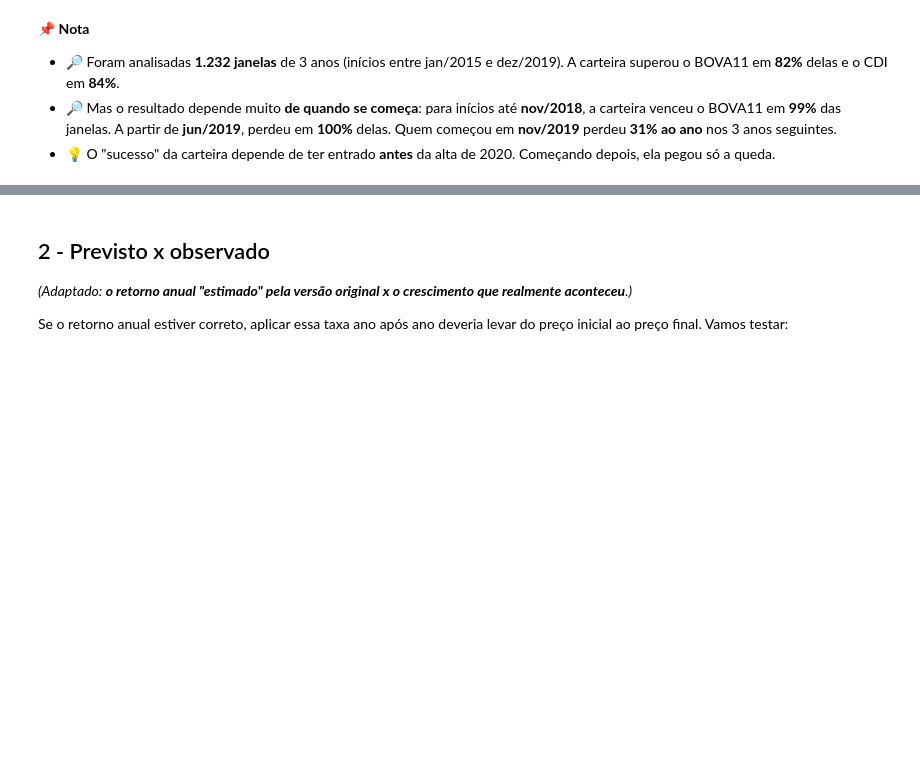
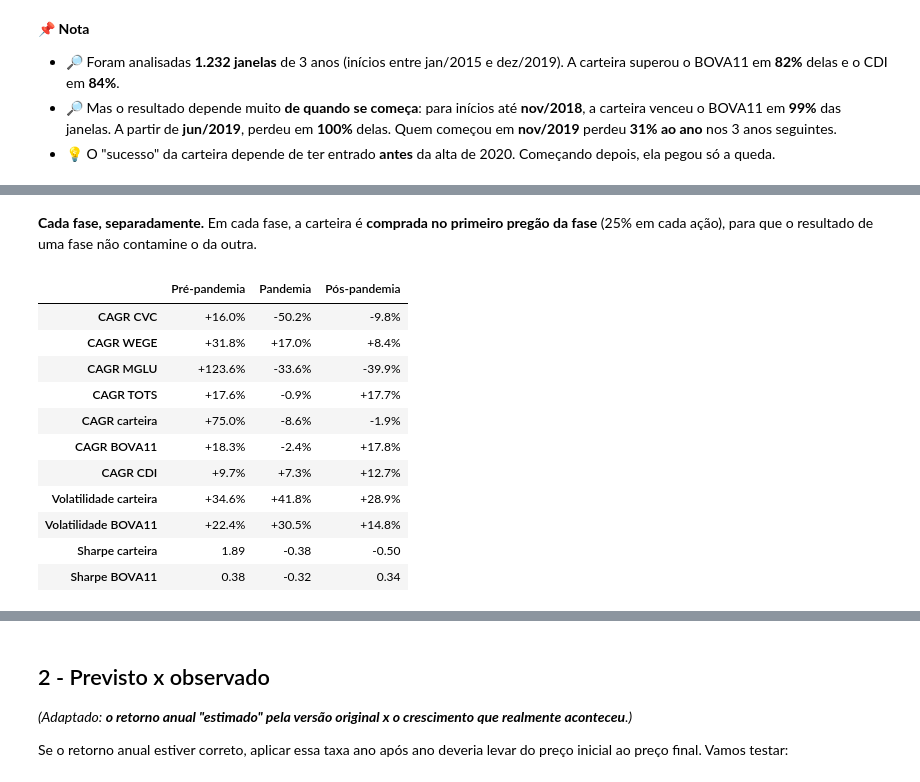
Before and after one commit to RafaelSilva89/Analise_do_Comportamento_da_Carteira_de_Acoes-Financas_parte_1, a Jupyter notebook: Notebooks/Análise do Comportamento da Carteira de Ações - Finanças parte 1 - v2.ipynb, the cells around one changed output, grey strips where cells are left out. Drawn from its saved outputs; the diff is of its cells as text; code cells hidden in the pictures; blank space fills up the shorter version.

```diff
--- a/Notebooks/Análise do Comportamento da Carteira de Ações - Finanças parte 1 - v2.ipynb
+++ b/Notebooks/Análise do Comportamento da Carteira de Ações - Finanças parte 1 - v2.ipynb
@@ -856,0 +947,31 @@ O BOVA11 superou o CDI em      82% das janelas
+# %% [markdown]
+**Cada fase, separadamente.** Em cada fase, a carteira é **comprada no primeiro pregão da fase** (25% em cada ação), para que o resultado de uma fase não contamine o da outra.
+# %%
+linhas_fase = {}
+for nome, (inicio, fim) in PERIODOS_COVID.items():
+    trecho = precos_2025.loc[inicio:fim, ACOES_2025 + ['BOVA']]
+    cdi_fase = cdi_2025.loc[trecho.index]
+    carteira_fase = simular_carteira(trecho, pesos_2025, valor_inicial=1)
+    linhas_fase[nome] = {**{f'CAGR {acao}': cagr(trecho[acao]) for acao in ACOES_2025},
+                         'CAGR carteira': cagr(carteira_fase), 'CAGR BOVA11': cagr(trecho['BOVA']),
+                         'CAGR CDI': cagr(cdi_fase), 'Volatilidade carteira': volatilidade(carteira_fase),
+                         'Volatilidade BOVA11': volatilidade(trecho['BOVA']),
+                         'Sharpe carteira': indice_sharpe(carteira_fase, cdi_fase),
+                         'Sharpe BOVA11': indice_sharpe(trecho['BOVA'], cdi_fase)}
+
+por_fase = pd.DataFrame(linhas_fase)
+linhas_sharpe = ['Sharpe carteira', 'Sharpe BOVA11']
+por_fase.style.format('{:+.1%}').format('{:.2f}', subset=pd.IndexSlice[linhas_sharpe, :])
+# %% [output]
+|  | Pré-pandemia | Pandemia | Pós-pandemia |
+| CAGR CVC | +16.0% | -50.2% | -9.8% |
+| CAGR WEGE | +31.8% | +17.0% | +8.4% |
+| CAGR MGLU | +123.6% | -33.6% | -39.9% |
+| CAGR TOTS | +17.6% | -0.9% | +17.7% |
+| CAGR carteira | +75.0% | -8.6% | -1.9% |
+| CAGR BOVA11 | +18.3% | -2.4% | +17.8% |
+| CAGR CDI | +9.7% | +7.3% | +12.7% |
+| Volatilidade carteira | +34.6% | +41.8% | +28.9% |
+| Volatilidade BOVA11 | +22.4% | +30.5% | +14.8% |
+| Sharpe carteira | 1.89 | -0.38 | -0.50 |
+| Sharpe BOVA11 | 0.38 | -0.32 | 0.34 |
```
Also changed, not shown: parts of 20 cells of this notebook, 12 other files.
